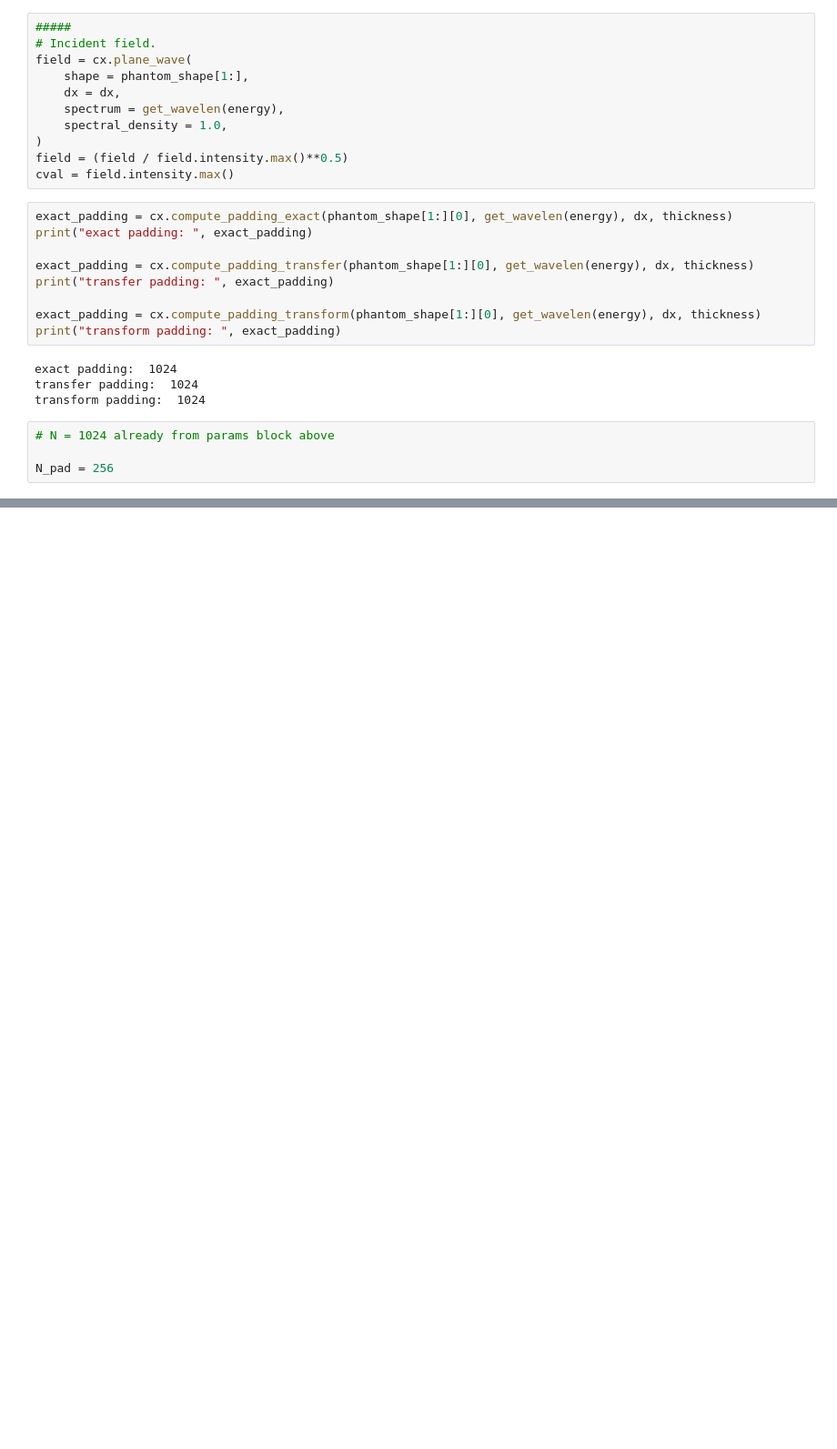
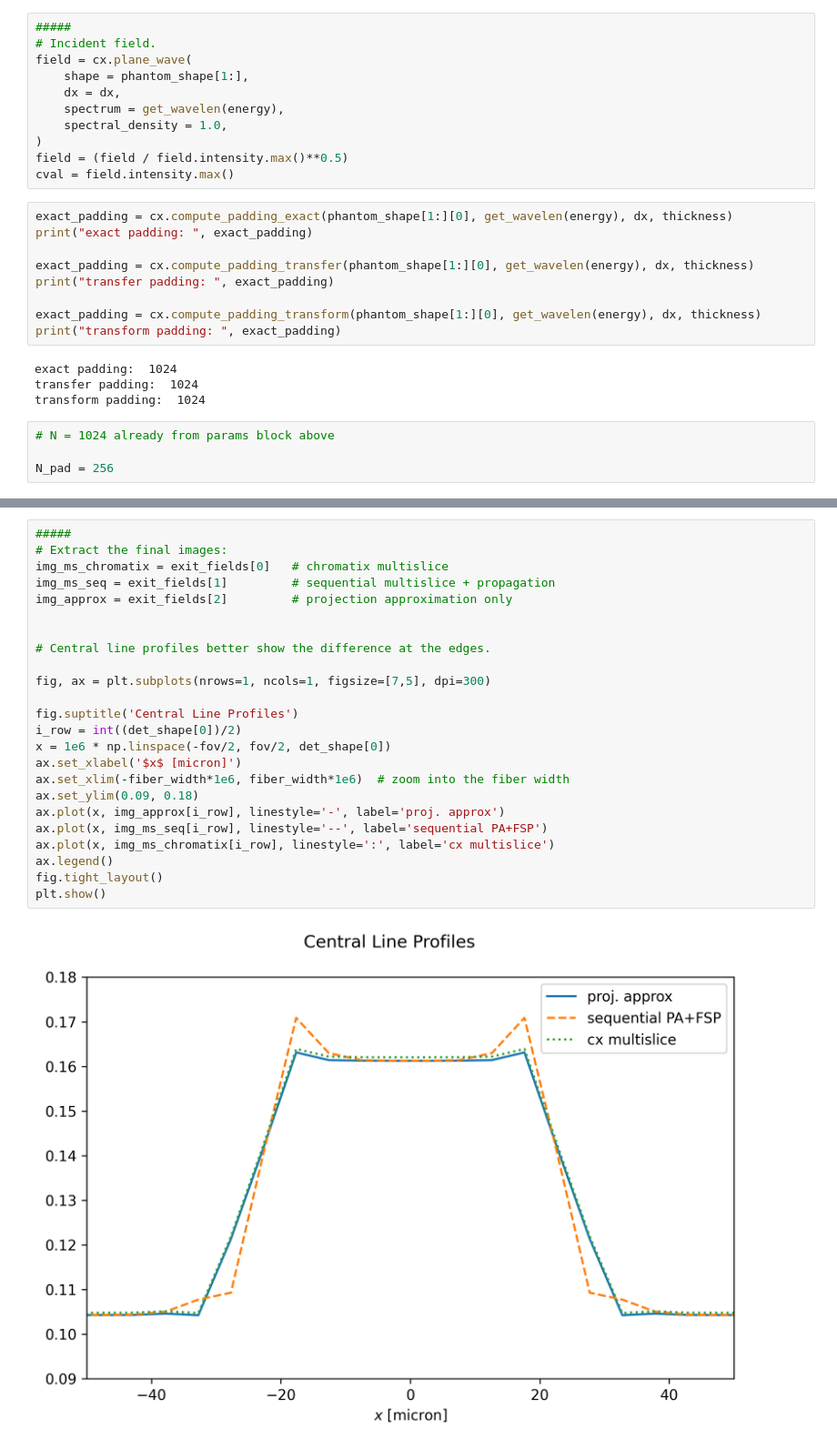
Before and after one commit to gjadick/spectral-xpci, a Jupyter notebook: comparing-two-multislice-functions.ipynb, the cells around one changed output, grey strips where cells are left out. Shown at 91% size. Saved outputs shown, nothing was run; the diff lists cells and outputs as text; blank space fills up the shorter version.

```diff
--- a/comparing-two-multislice-functions.ipynb
+++ b/comparing-two-multislice-functions.ipynb
@@ -331,0 +399,26 @@ Wall time: 2.97 s
+# %%
+#####
+# Extract the final images:
+img_ms_chromatix = exit_fields[0]   # chromatix multislice
+img_ms_seq = exit_fields[1]         # sequential multislice + propagation
+img_approx = exit_fields[2]         # projection approximation only
+
+
+# Central line profiles better show the difference at the edges.
+
+fig, ax = plt.subplots(nrows=1, ncols=1, figsize=[7,5], dpi=300)
+
+fig.suptitle('Central Line Profiles')
+i_row = int((det_shape[0])/2)
+x = 1e6 * np.linspace(-fov/2, fov/2, det_shape[0])
+ax.set_xlabel('$x$ [micron]')
+ax.set_xlim(-fiber_width*1e6, fiber_width*1e6)  # zoom into the fiber width
+ax.set_ylim(0.09, 0.18)
+ax.plot(x, img_approx[i_row], linestyle='-', label='proj. approx')
+ax.plot(x, img_ms_seq[i_row], linestyle='--', label='sequential PA+FSP')
+ax.plot(x, img_ms_chromatix[i_row], linestyle=':', label='cx multislice')
+ax.legend()
+fig.tight_layout()
+plt.show()
+# %% [output]
+[figure, added]
```
Also changed, not shown: parts of 6 cells of this notebook.
